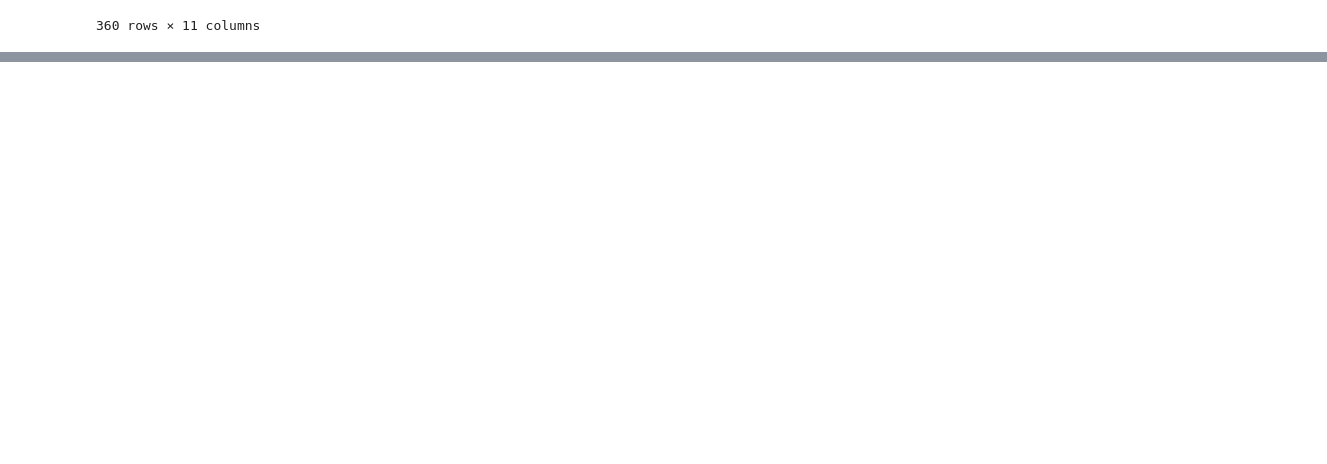
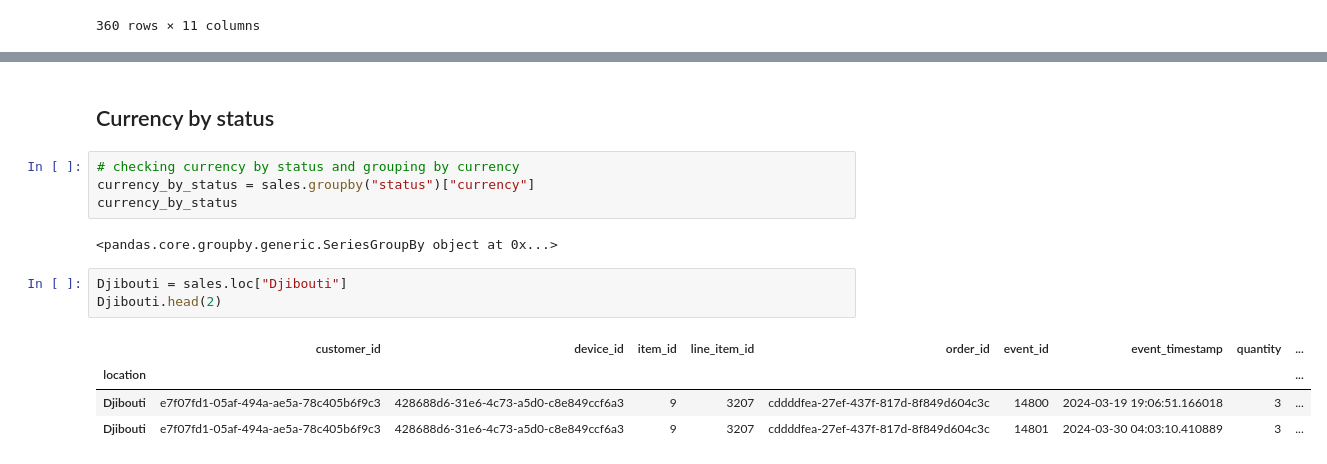
Before and after one commit to DuoDduo/AI-fellowship-module-2, a Jupyter notebook: Tasks/Task15/task_15.ipynb, the cells around one changed output, grey strips where cells are left out. Drawn from its saved outputs; the diff is of its cells as text; blank space fills up the shorter version.

```diff
--- a/Tasks/Task15/task_15.ipynb
+++ b/Tasks/Task15/task_15.ipynb
@@ -502,0 +561,16 @@ sales.loc[mask2]
+# %% [markdown]
+## Currency by status
+# %%
+# checking currency by status and grouping by currency
+currency_by_status = sales.groupby("status")["currency"]
+currency_by_status
+# %% [output]
+<pandas.core.groupby.generic.SeriesGroupBy object at 0x...>
+# %%
+Djibouti = sales.loc["Djibouti"]
+Djibouti.head(2)
+# %% [output]
+|  | customer_id | device_id | item_id | line_item_id | order_id | event_id | event_timestamp | quantity | ... |
+| location |  |  |  |  |  |  |  |  | ... |
+| Djibouti | e7f07fd1-05af-494a-ae5a-78c405b6f9c3 | 428688d6-31e6-4c73-a5d0-c8e849ccf6a3 | 9 | 3207 | cddddfea-27ef-437f-817d-8f849d604c3c | 14800 | 2024-03-19 19:06:51.166018 | 3 | ... |
+| Djibouti | e7f07fd1-05af-494a-ae5a-78c405b6f9c3 | 428688d6-31e6-4c73-a5d0-c8e849ccf6a3 | 9 | 3207 | cddddfea-27ef-437f-817d-8f849d604c3c | 14801 | 2024-03-30 04:03:10.410889 | 3 | ... |
```
Also changed, not shown: parts of 17 cells of this notebook, 4 other files.
